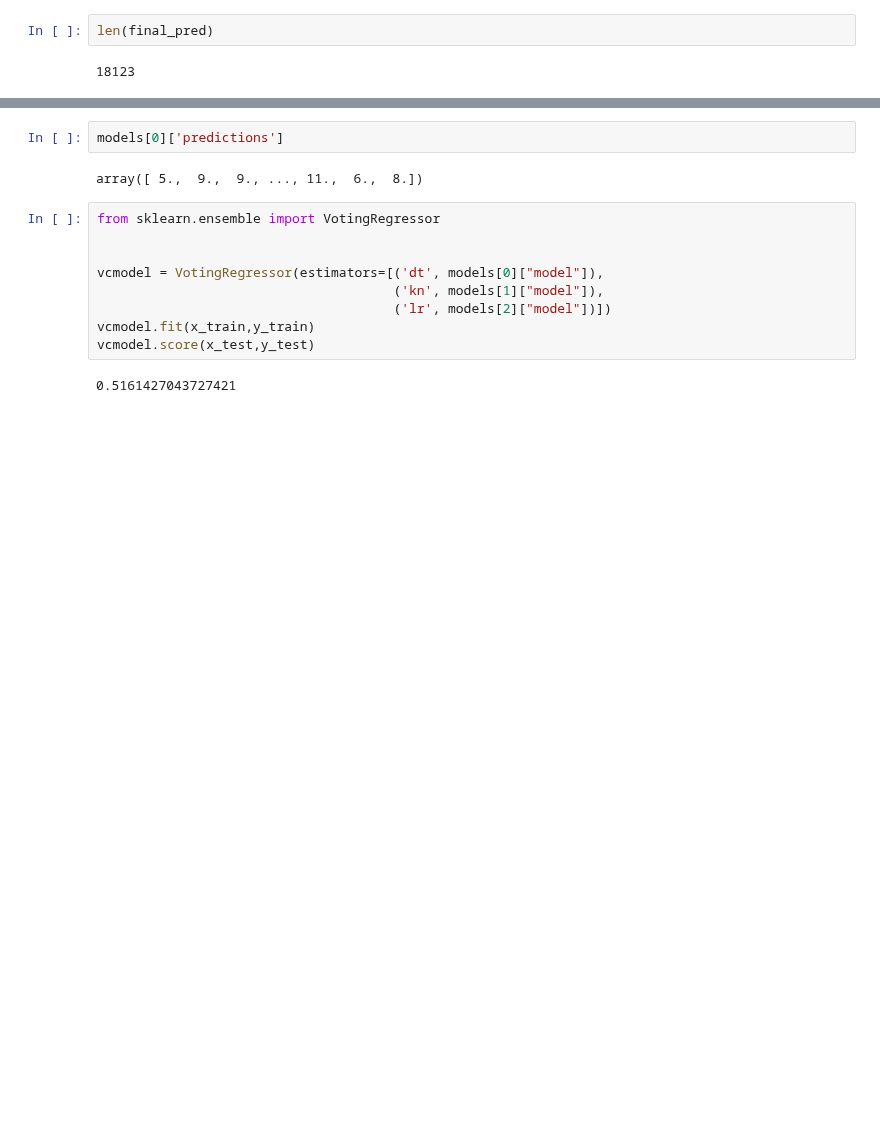
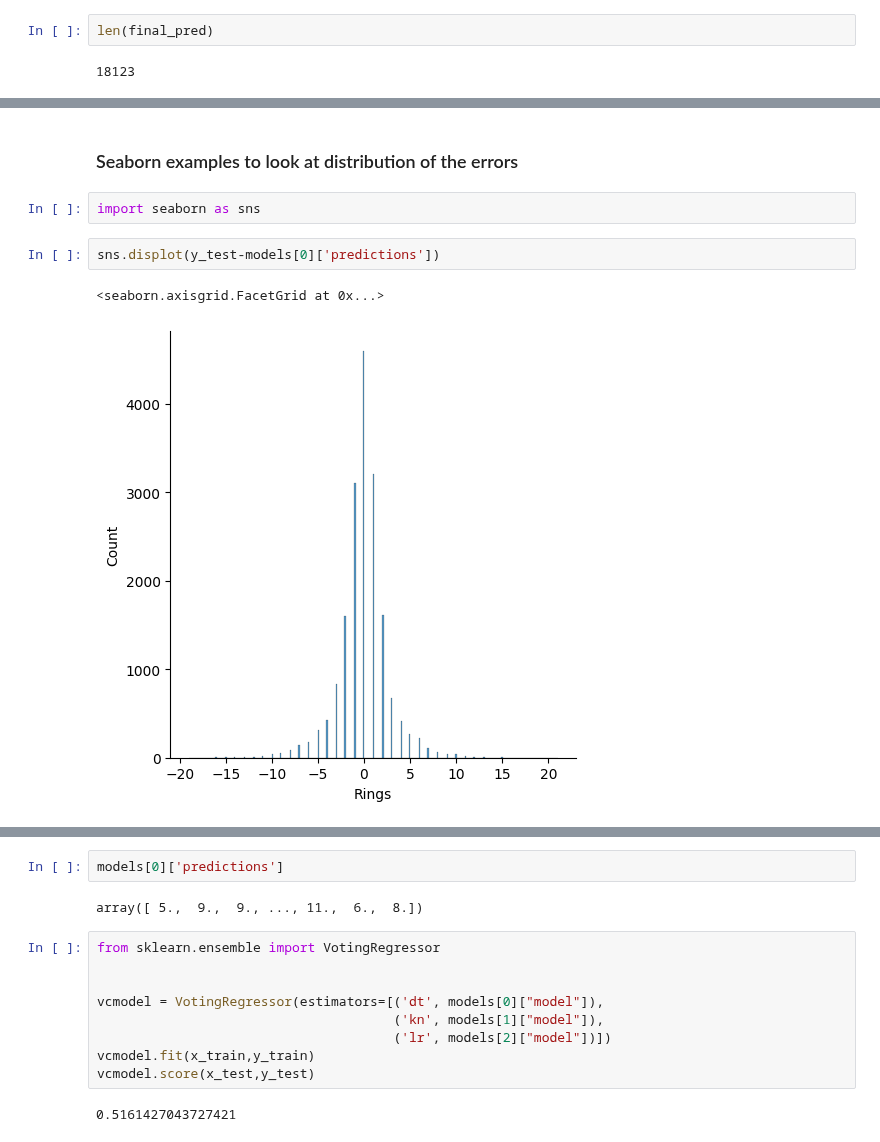
Before and after one commit to flyinacres/kaggle, a Jupyter notebook: abalone-submission-03.ipynb, the cells around one changed output, grey strips where cells are left out. Drawn from its saved outputs; the diff is of its cells as text; blank space fills up the shorter version.

```diff
--- a/abalone-submission-03.ipynb
+++ b/abalone-submission-03.ipynb
@@ -118,0 +117,9 @@ plot_predictions(combo1, 100)
+# %% [markdown]
+### Seaborn examples to look at distribution of the errors
+# %%
+import seaborn as sns
+# %%
+sns.displot(y_test-models[0]['predictions'])
+# %% [output]
+<seaborn.axisgrid.FacetGrid at 0x...>
+[figure, added]
```
Also changed, not shown: parts of 6 cells of this notebook.
